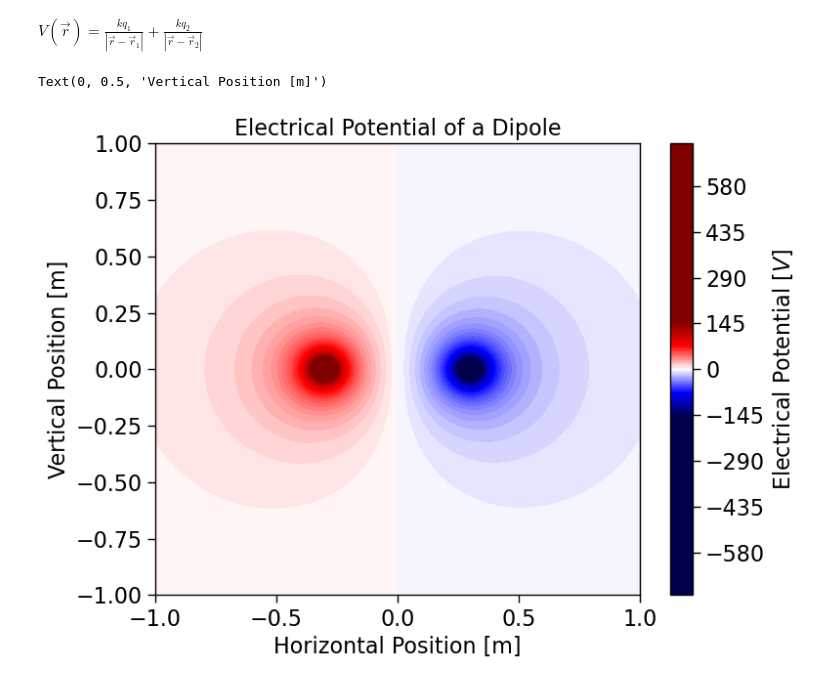
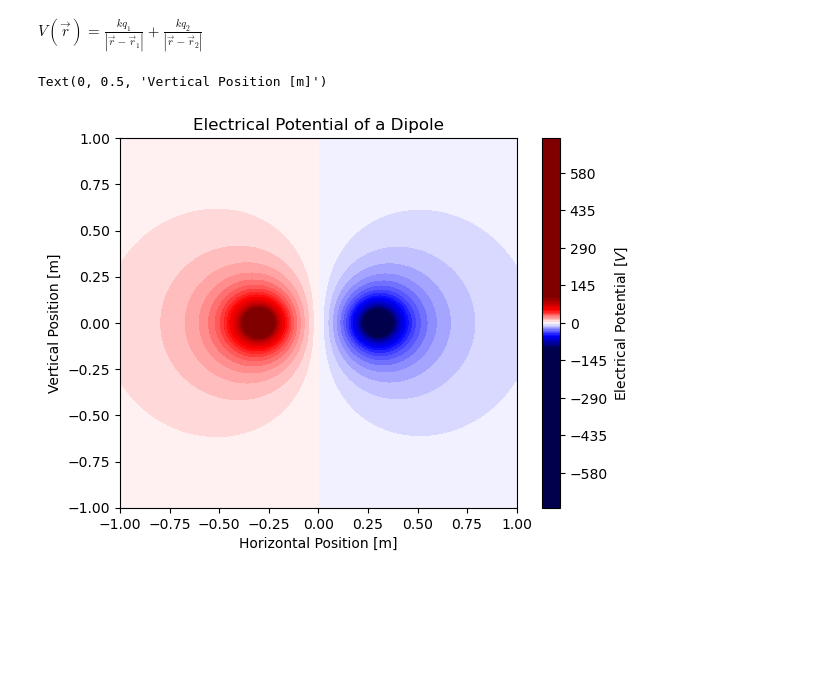
Before and after one commit to hezy/Electromagnetism, a Jupyter notebook: electric_dipole.ipynb, the cells around one changed output. Cells and saved outputs as stored; diff of their text form; code cells hidden in the pictures; blank space fills up the shorter version.

```diff
--- a/electric_dipole.ipynb
+++ b/electric_dipole.ipynb
@@ -10,16 +10,16 @@ $V(\vec r) = \frac{k q_1}{\left| \vec r - \vec r_1 \right|} + \frac{k q_2}{\left
 k = 9E9
 q1 = 1E-9
 x1, y1  = -0.3, 0
-q2 = 1E-9
+q2 = -1E-9
 x2, y2  = 0.3, 0
-V = k*q1/np.sqrt((x-x1)**2+(y-y1)**2) - k*q2/np.sqrt((x-x2)**2+(y-y2)**2)
+V = k*q1/np.sqrt((x-x1)**2+(y-y1)**2) + k*q2/np.sqrt((x-x2)**2+(y-y2)**2)
 # %%
-plt.style.use(['nature','notebook'])
-plt.contourf(x,y,V, levels=300, cmap='seismic', vmin=-150, vmax=150)
+#plt.style.use(['nature','notebook'])
+plt.contourf(x,y,V, levels=300, cmap='seismic', vmin=-100, vmax=100)
 plt.colorbar(label='Electrical Potential [$V$]')
 plt.title('Electrical Potential of a Dipole')
 plt.xlabel('Horizontal Position [m]')
 plt.ylabel('Vertical Position [m]')
 # %% [output]
 Text(0, 0.5, 'Vertical Position [m]')
-[figure, old version]
+[figure, new version]
```
Also changed, not shown: parts of 13 cells of this notebook, 1 other file.
